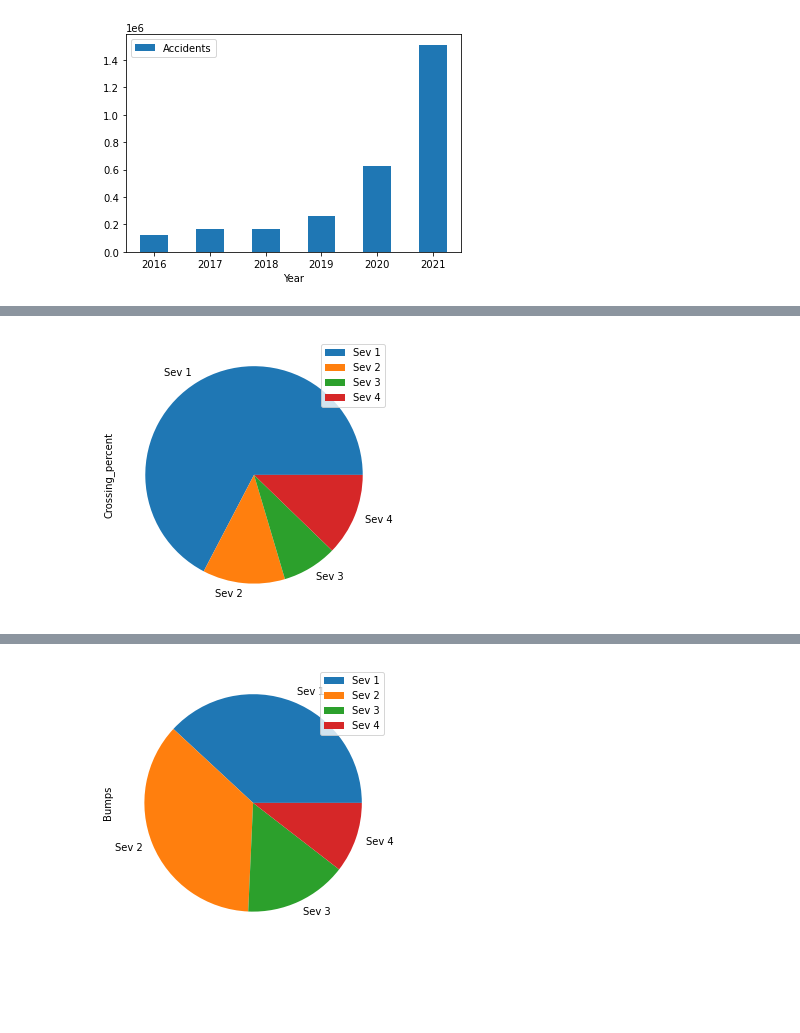
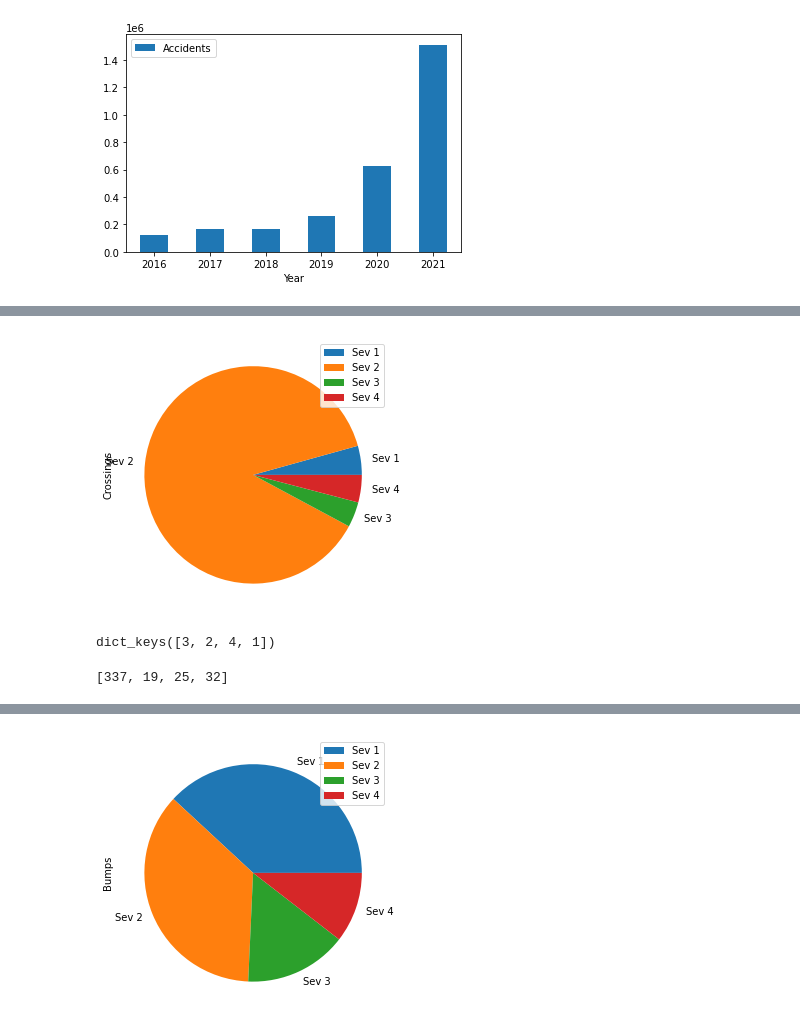
Before and after one commit to Isha28/CS784_Project, a Jupyter notebook: preprocess_exploratory.ipynb, the cells around one changed output, grey strips where cells are left out. Cells and saved outputs as stored; diff of their text form; code cells hidden in the pictures; blank space fills up the shorter version.

```diff
--- a/preprocess_exploratory.ipynb
+++ b/preprocess_exploratory.ipynb
@@ -242,8 +314,9 @@ ax = df.plot.bar(x='Severity', y='Distance', rot=0) #remove 3rd severity?
 # ax = df.plot.hist(column=["Severity"], by="Distance", figsize=(10, 8))
 # %%
 #severity vs crossing - doubt - is it sev 1,2,3,4 or vice versa - this pattern of answer makes not much sense
-df = pd.DataFrame({'Crossings': [33,6,4,6]},
+#[8640, 175886, 7515, 8171] Cross
+df = pd.DataFrame({'Crossings': severity_crossing[1:]},
                   index=['Sev 1','Sev 2','Sev 3','Sev 4'])
 plot = df.plot.pie(y='Crossings', figsize=(5, 5))
 # %% [output]
-[figure, old version]
+[figure, new version]
@@ -249,0 +337,4 @@ plot = df.plot.pie(y='Crossings', figsize=(5, 5))
+# %%
+sev_cross_dict.keys()
+# %% [output]
+dict_keys([3, 2, 4, 1])
@@ -249,0 +356,4 @@ plot = df.plot.pie(y='Crossings', figsize=(5, 5))
+# %%
+sev_cross_dict2
+# %% [output]
+[337, 19, 25, 32]
```
Also changed, not shown: parts of 20 cells of this notebook.
